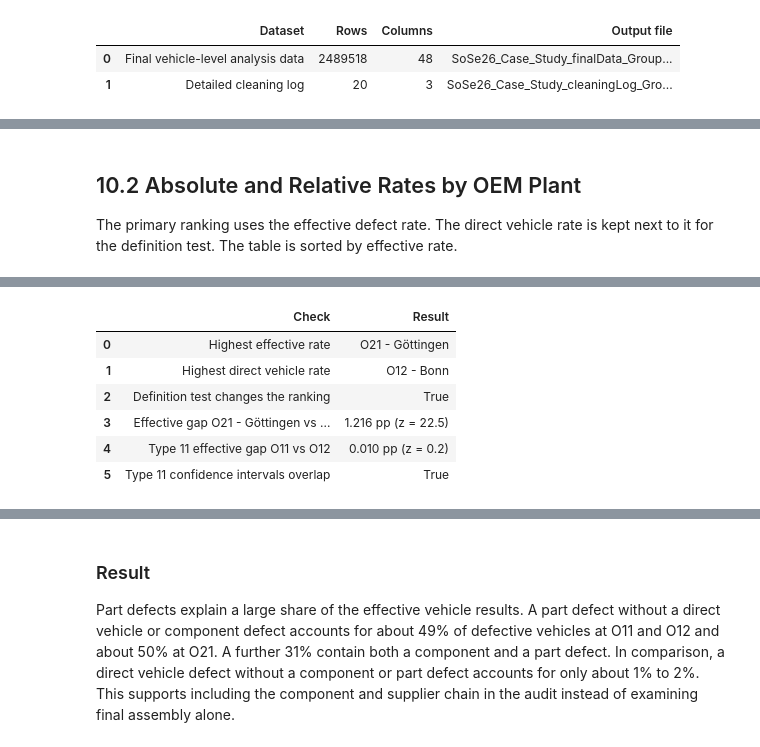
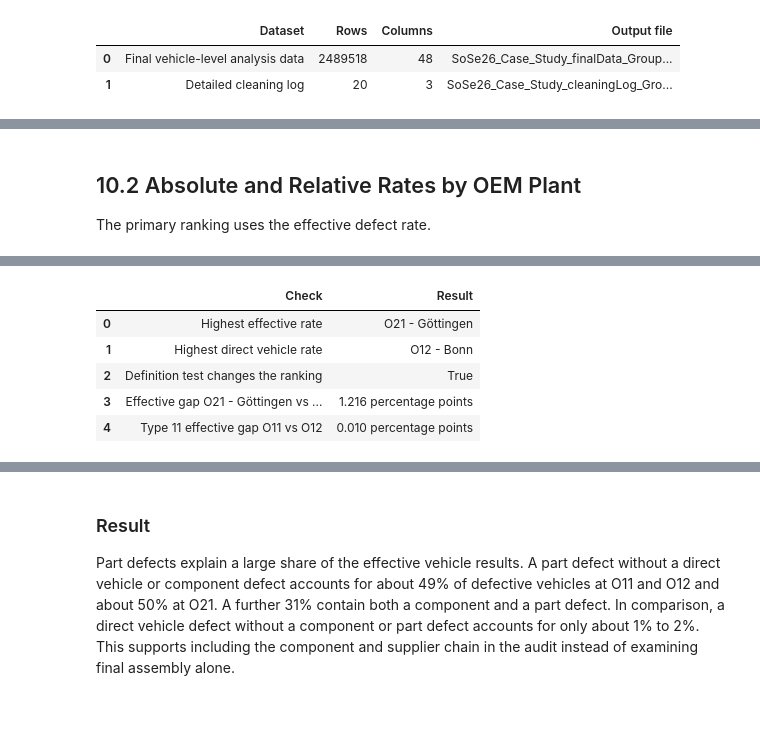
Before and after one commit to Patrick-RG/SoSe26_Case_Study_Group_44, a Jupyter notebook: SoSe26_Case_Study_Group_44.ipynb, the cells around one changed output, grey strips where cells are left out. Saved outputs shown, nothing was run; the diff lists cells and outputs as text; code cells hidden in the pictures; blank space fills up the shorter version.

```diff
--- a/SoSe26_Case_Study_Group_44.ipynb
+++ b/SoSe26_Case_Study_Group_44.ipynb
@@ -271,7 +279,7 @@ All paths start from the current project folder.
 The helper function `check_paths` is reused for every file group below. It shows whether a listed path exists without opening the file.
 # %%
 PROJECT_ROOT = Path.cwd().resolve()
-DATA_DIRECTORY = PROJECT_ROOT / "data"
+DATA_DIRECTORY = PROJECT_ROOT / "Data"
 
 VEHICLE_DIRECTORY = DATA_DIRECTORY / "Fahrzeug"
 COMPONENT_DIRECTORY = DATA_DIRECTORY / "Komponente"
@@ -3610,7 +3698,7 @@ analysis_vehicles.head()
 # %% [markdown]
 ## 10.2 Absolute and Relative Rates by OEM Plant
 
-The primary ranking uses the effective defect rate. The direct vehicle rate is kept next to it for the definition test. The table is sorted by effective rate.
+The primary ranking uses the effective defect rate.
 # %%
 oem_plant_quality = (
     analysis_vehicles.groupby(
@@ -3654,66 +3739,52 @@ type11_plants = oem_plant_quality.loc[
     oem_plant_quality["Fahrzeugtyp"] == "Type 11"
 ].sort_values("Effektive_Quote", ascending=False)
 
-effective_gap_pp, effective_z = two_proportion_z(
-    first_plant["Effektive_Fehler"],
-    first_plant["Fahrzeuge"],
-    second_plant["Effektive_Fehler"],
-    second_plant["Fahrzeuge"],
-)
+effective_gap_pp = (
+    first_plant["Effektive_Quote"] - second_plant["Effektive_Quote"]
+) * 100
 
 direct_ranking = oem_plant_quality.sort_values(
     "Direkte_Quote", ascending=False
 ).reset_index(drop=True)
 
 if len(type11_plants) >= 2:
-    type11_gap_pp, type11_z = two_proportion_z(
-        type11_plants.iloc[0]["Effektive_Fehler"],
-        type11_plants.iloc[0]["Fahrzeuge"],
-        type11_plants.iloc[1]["Effektive_Fehler"],
-        type11_plants.iloc[1]["Fahrzeuge"],
-    )
-    type11_overlap = (
-        type11_plants.iloc[0]["CI_unten"] <= type11_plants.iloc[1]["CI_oben"]
-        and type11_plants.iloc[1]["CI_unten"] <= type11_plants.iloc[0]["CI_oben"]
-    )
+    type11_gap_pp = (
+        type11_plants.iloc[0]["Effektive_Quote"]
+        - type11_plants.iloc[1]["Effektive_Quote"]
+    ) * 100
 else:
-    type11_gap_pp, type11_z, type11_overlap = np.nan, np.nan, False
+    type11_gap_pp = np.nan
 
 comparison_checks = pd.DataFrame(
     [
         {
             "Check": "Highest effective rate",
             "Result": first_plant["Werk_Label"],
         },
         {
             "Check": "Highest direct vehicle rate",
             "Result": direct_ranking.iloc[0]["Werk_Label"],
         },
         {
             "Check": "Definition test changes the ranking",
             "Result": first_plant["Werk_Label"] != direct_ranking.iloc[0]["Werk_Label"],
         },
         {
             "Check": f"Effective gap {first_plant['Werk_Label']} vs {second_plant['Werk_Label']}",
-            "Result": f"{effective_gap_pp:.3f} pp (z = {effective_z:.1f})",
+            "Result": f"{effective_gap_pp:.3f} percentage points",
         },
         {
             "Check": "Type 11 effective gap O11 vs O12",
-            "Result": f"{type11_gap_pp:.3f} pp (z = {type11_z:.1f})",
-        },
-        {
-            "Check": "Type 11 confidence intervals overlap",
-            "Result": bool(type11_overlap),
+            "Result": f"{type11_gap_pp:.3f} percentage points",
         },
     ]
 )
 comparison_checks
 # %% [output]
 |  | Check | Result |
 | 0 | Highest effective rate | O21 - Göttingen |
 | 1 | Highest direct vehicle rate | O12 - Bonn |
 | 2 | Definition test changes the ranking | True |
-| 3 | Effective gap O21 - Göttingen vs ... | 1.216 pp (z = 22.5) |
-| 4 | Type 11 effective gap O11 vs O12 | 0.010 pp (z = 0.2) |
-| 5 | Type 11 confidence intervals overlap | True |
+| 3 | Effective gap O21 - Göttingen vs ... | 1.216 percentage points |
+| 4 | Type 11 effective gap O11 vs O12 | 0.010 percentage points |
 # %% [markdown]
```
Also changed, not shown: parts of 52 cells of this notebook.
